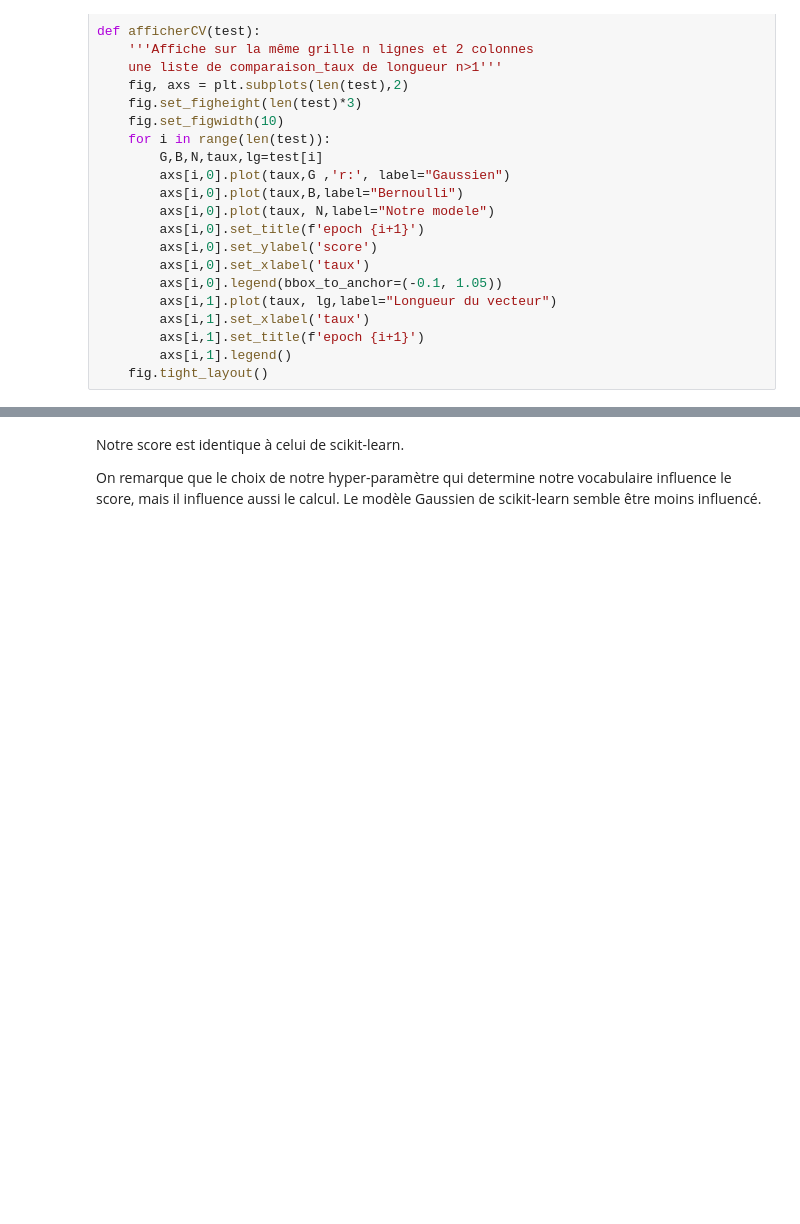
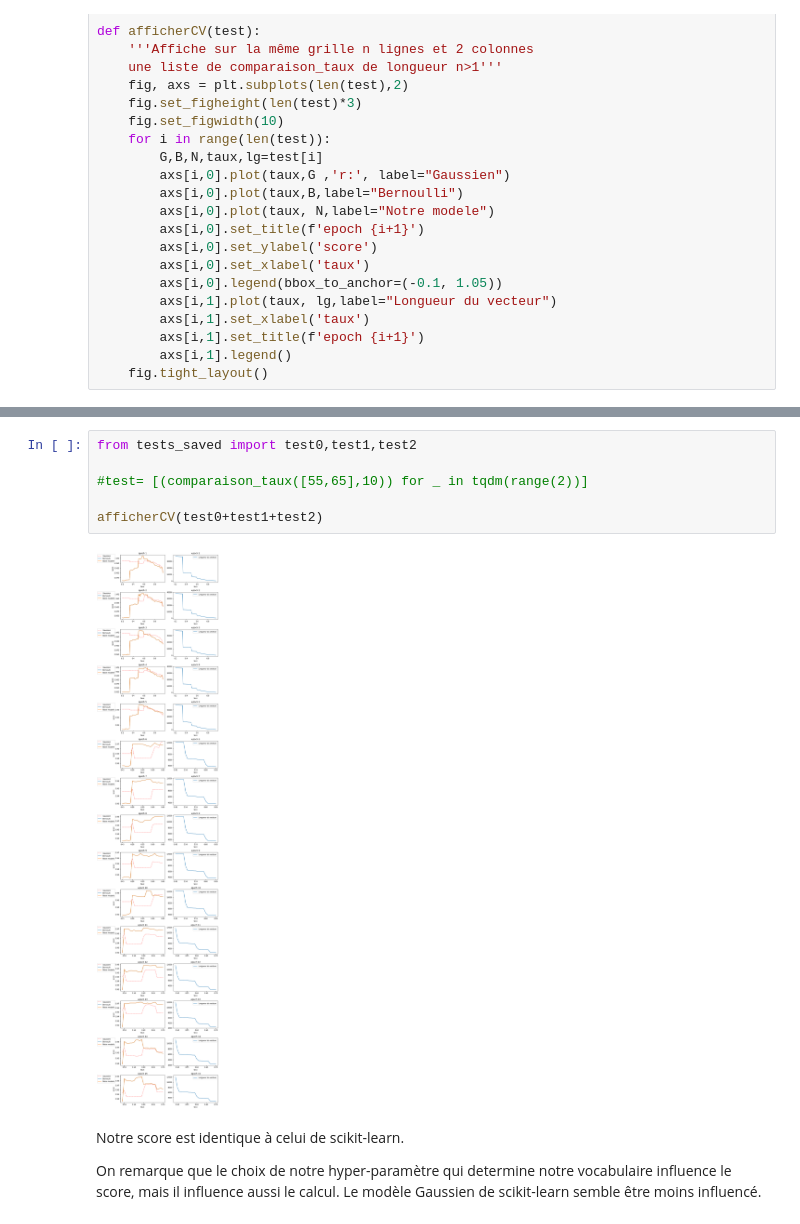
Before and after one commit to morganLantrade/Projets_machine_learning, a Jupyter notebook: Projet_anti-spam/projet_anti-spam_Bayes.ipynb, the cells around one changed output, grey strips where cells are left out. Cells and saved outputs as stored; diff of their text form; blank space fills up the shorter version.

```diff
--- a/Projet_anti-spam/projet_anti-spam_Bayes.ipynb
+++ b/Projet_anti-spam/projet_anti-spam_Bayes.ipynb
@@ -576,3 +575,11 @@ afficherCV(test2)
+# %%
+from tests_saved import test0,test1,test2
+
+#test= [(comparaison_taux([55,65],10)) for _ in tqdm(range(2))]
+
+afficherCV(test0+test1+test2)
+# %% [output]
+[figure, added]
 # %% [markdown]
 Notre score est identique à celui de scikit-learn.
 
```
Also changed, not shown: parts of 10 cells of this notebook.
